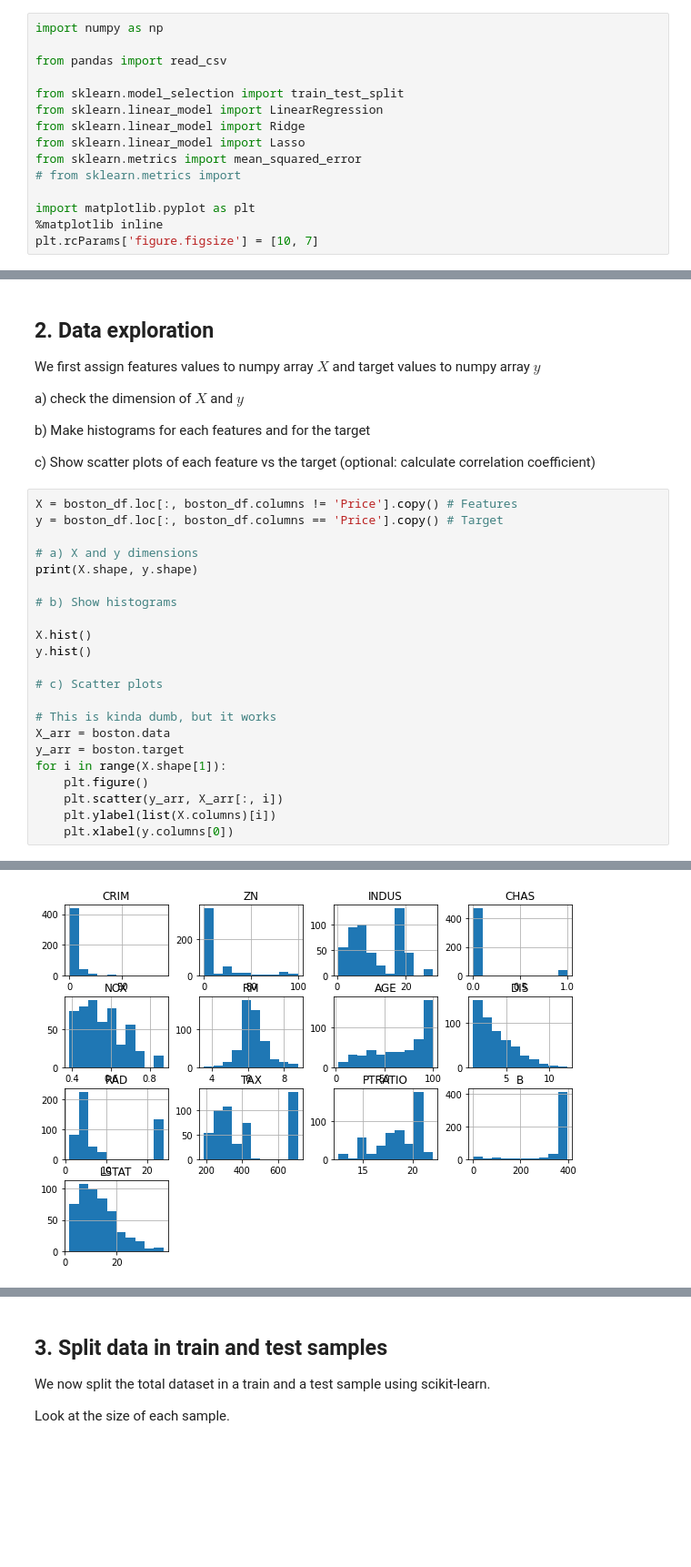
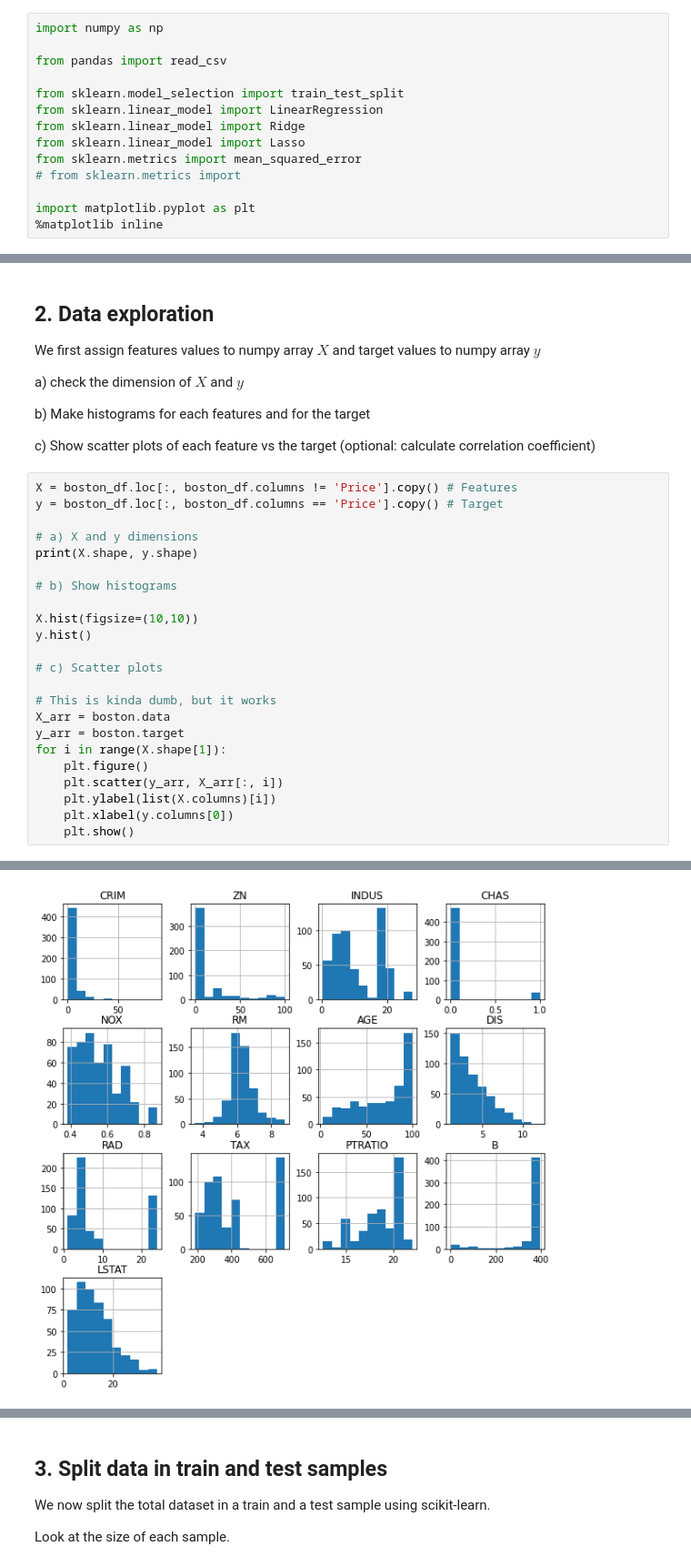
Before and after one commit to imdinu/onboarding-ml, a Jupyter notebook: 02. Data Handling and Linear Regression/regression-boston-housing.ipynb, the cells around one changed output, grey strips where cells are left out. Shown at 91% size. Cells and saved outputs as stored; diff of their text form; blank space fills up the shorter version.

```diff
--- a/02. Data Handling and Linear Regression/regression-boston-housing.ipynb
+++ b/02. Data Handling and Linear Regression/regression-boston-housing.ipynb
@@ -49,7 +49,6 @@ from sklearn.metrics import mean_squared_error
 
 import matplotlib.pyplot as plt
 %matplotlib inline
-plt.rcParams['figure.figsize'] = [10, 7]
 # %% [markdown]
 ## 1. Load the dataset
 
@@ -124,25 +123,26 @@ c) Show scatter plots of each feature vs the target (optional: calculate correla
 # %%
 X = boston_df.loc[:, boston_df.columns != 'Price'].copy() # Features
 y = boston_df.loc[:, boston_df.columns == 'Price'].copy() # Target
 
 # a) X and y dimensions
 print(X.shape, y.shape)
 
 # b) Show histograms
 
-X.hist()
+X.hist(figsize=(10,10))
 y.hist()
 
 # c) Scatter plots
 
 # This is kinda dumb, but it works
 X_arr = boston.data
 y_arr = boston.target
 for i in range(X.shape[1]):
     plt.figure()
     plt.scatter(y_arr, X_arr[:, i])
     plt.ylabel(list(X.columns)[i])
     plt.xlabel(y.columns[0])
+    plt.show()
 # %% [output]
 (506, 13) (506, 1)
-[figure, old version]
+[figure, new version]
```
Also changed, not shown: parts of 3 cells of this notebook, 10 other files.
